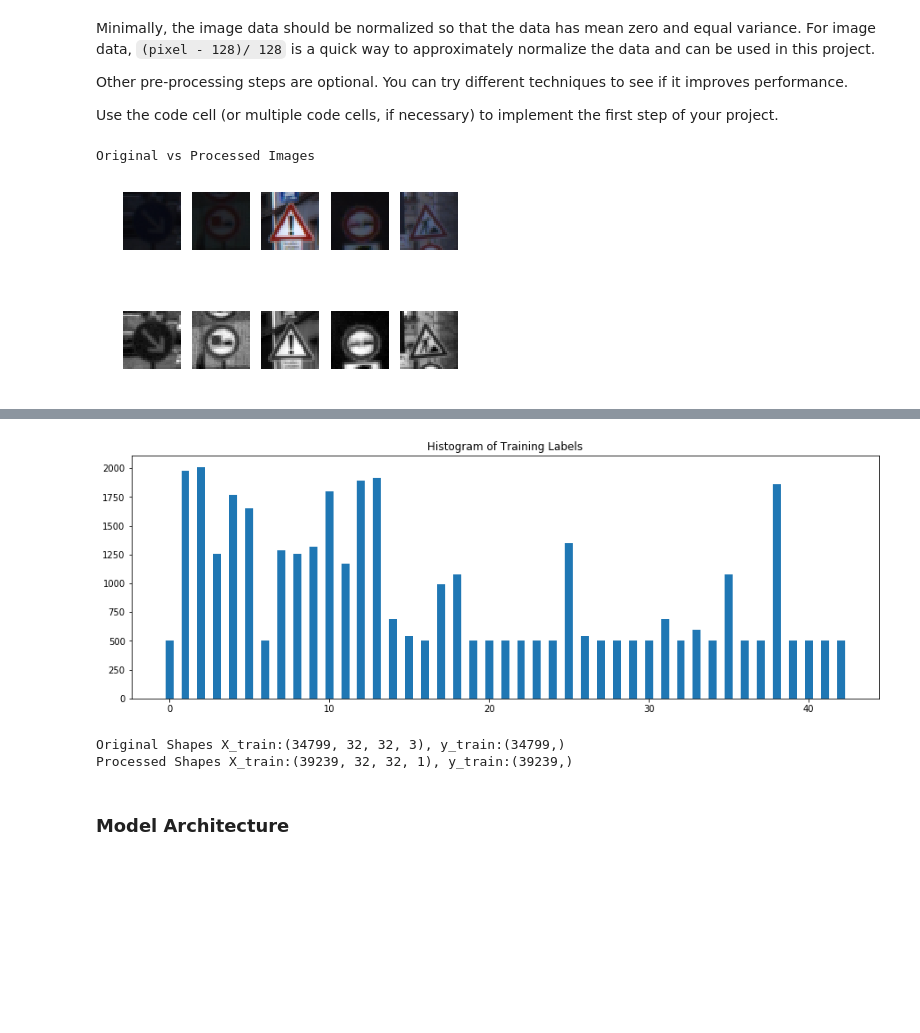
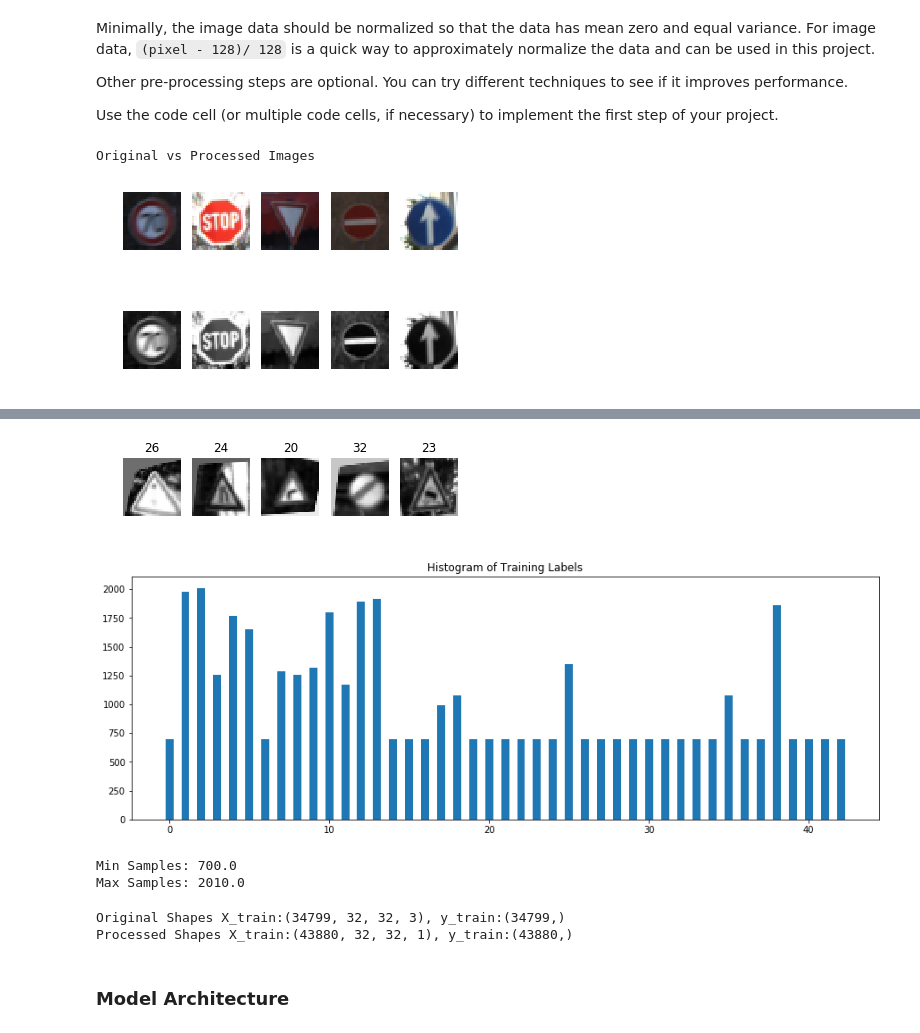
Before and after one commit to psharm8/CarND-Traffic-Sign-Classifier-Project, a Jupyter notebook: Traffic_Sign_Classifier.ipynb, the cells around one changed output, grey strips where cells are left out. Drawn from its saved outputs; the diff is of its cells as text; code cells hidden in the pictures; blank space fills up the shorter version.

```diff
--- a/Traffic_Sign_Classifier.ipynb
+++ b/Traffic_Sign_Classifier.ipynb
@@ -173,16 +170,45 @@ import cv2
 
 def rgb2gray(rgb):
     shape = rgb.shape
+    g=cv2.cvtColor(rgb, cv2.COLOR_RGB2GRAY)
+    g=np.resize(g, (shape[0],shape[1],1))
+    return g
+
+def rgb2gray_a(rgb):
+    shape = rgb.shape
     gray = np.empty([shape[0],shape[1],shape[2],1])
     for i in range(len(rgb)):
-        g=cv2.cvtColor(rgb[i], cv2.COLOR_RGB2GRAY)
-        g=np.resize(g, (shape[1],shape[2],1))
-        gray[i]=g
+        gray[i]=rgb2gray(rgb[i])
     return gray
 
 def normalize(input):
     n_input =  (input - 128)/128
     return n_input
+
+def warp(img):
+    shape = img.shape
+    d = np.float32([[random.randint(1,3)],
+         [random.randint(1,3)],
+         [random.randint(1,3)],
+         [random.randint(1,3)]])*0.5
+    py1 = shape[0]/3
+    px1 = shape[1]/3
+    py2 = 2*shape[0]/3
+    px2 = 2*shape[1]/3
+
+    pts1 = np.float32([[px1, py1],
+                      [px2, py2],
+                      [px2,py1],
+                      [px1,py2]])
+    pts2 = pts1+d
+
+    M = cv2.getPerspectiveTransform(pts1,pts2)
+
+    w_img = cv2.warpPerspective(img,M,(shape[1],shape[0]))
+    w_img = np.resize(w_img, (w_img.shape[0],w_img.shape[1],1))
+#     print(w_img.shape)
+    return w_img
+
 
 def augment(data, labels):
     added_data=[]
@@ -191,8 +217,8 @@ def augment(data, labels):
         # indices where class is 'i'
         class_idx = np.where(labels == i)[0]
         count = len(class_idx)
-        add = 500 - count
-        # Append only if number of samples is less than 500
+        add = 700 - count
+        # Append only if number of samples is less than 700
         if add>0:
             print("Appending {} images to class {}".format(add,i))
             # append 'add' additional images to data and classes to labels
@@ -200,16 +226,27 @@ def augment(data, labels):
                 idx=class_idx[x%count]
                 img=data[idx]
                 label=labels[idx]
-                added_data.append(img)
+                added_data.append(warp(img))
                 added_labels.append(label)
     data = np.append(data, added_data, axis=0)
     labels = np.append(labels, added_labels, axis=0)
+    # Show augmented samples
+    print()
+    print("Augmented images")
+    fig, ax = plt.subplots(1,5)
+    for i in range(5):
+        r_idx = random.randint(0, len(added_data))
+        image = added_data[r_idx]
+        ax[i].axis('off')
+        ax[i].imshow(image.squeeze(), cmap='gray')
+        ax[i].set_title(added_labels[r_idx])
+    plt.show()
     return data, labels
 
 
 def preprocess(input):
     #output = input
-    output = rgb2gray(input)
+    output = rgb2gray_a(input)
     output = normalize(output)
     return output
 
@@ -234,4 +271,4 @@ X_train_processed, y_train_processed = augment(X_train_processed, y_train)
 plotHistogram(y_train_processed, n_classes)
 # %% [output]
 Original vs Processed Images
-[figure, old version]
+[figure, new version]
@@ -255,4 +292,7 @@ Appending 290 images to class 42
-[figure, old version]
+[figure, new version]
+[figure, added]
+Min Samples: 700.0
+Max Samples: 2010.0
 # %%
 # Set the processed images
 print("Original Shapes X_train:{}, y_train:{}".format(X_train.shape, y_train.shape))
@@ -263,7 +303,7 @@ X_test = X_test_processed
 print("Processed Shapes X_train:{}, y_train:{}".format(X_train.shape, y_train.shape))
 # %% [output]
 Original Shapes X_train:(34799, 32, 32, 3), y_train:(34799,)
-Processed Shapes X_train:(39239, 32, 32, 1), y_train:(39239,)
+Processed Shapes X_train:(43880, 32, 32, 1), y_train:(43880,)
 # %% [markdown]
 ### Model Architecture
 # %%
```
Also changed, not shown: parts of 15 cells of this notebook, 11 other files.
